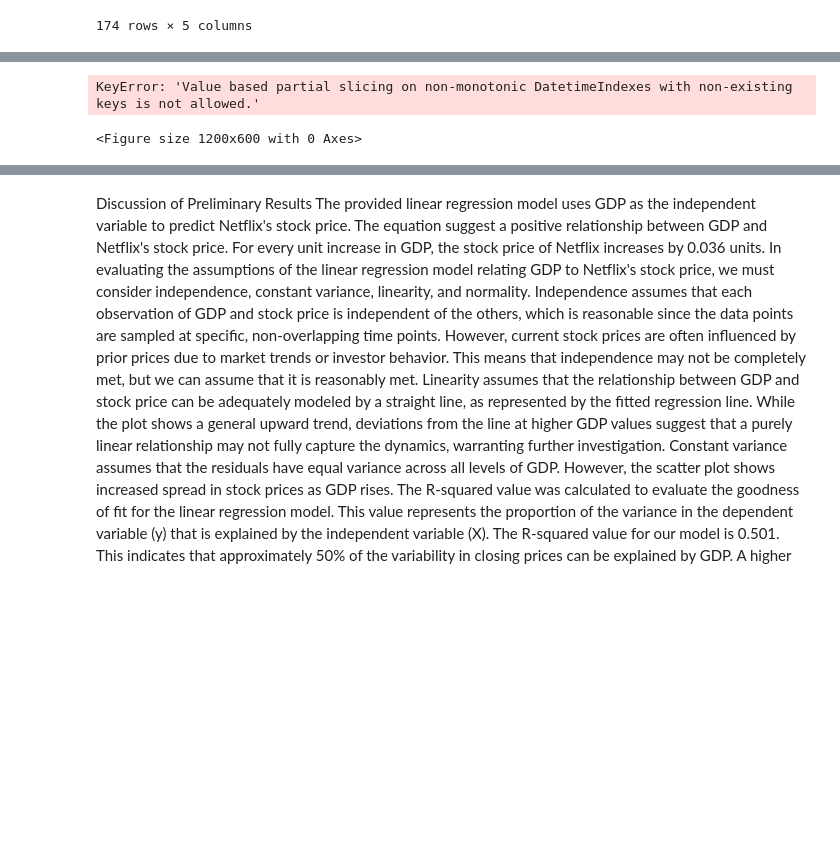
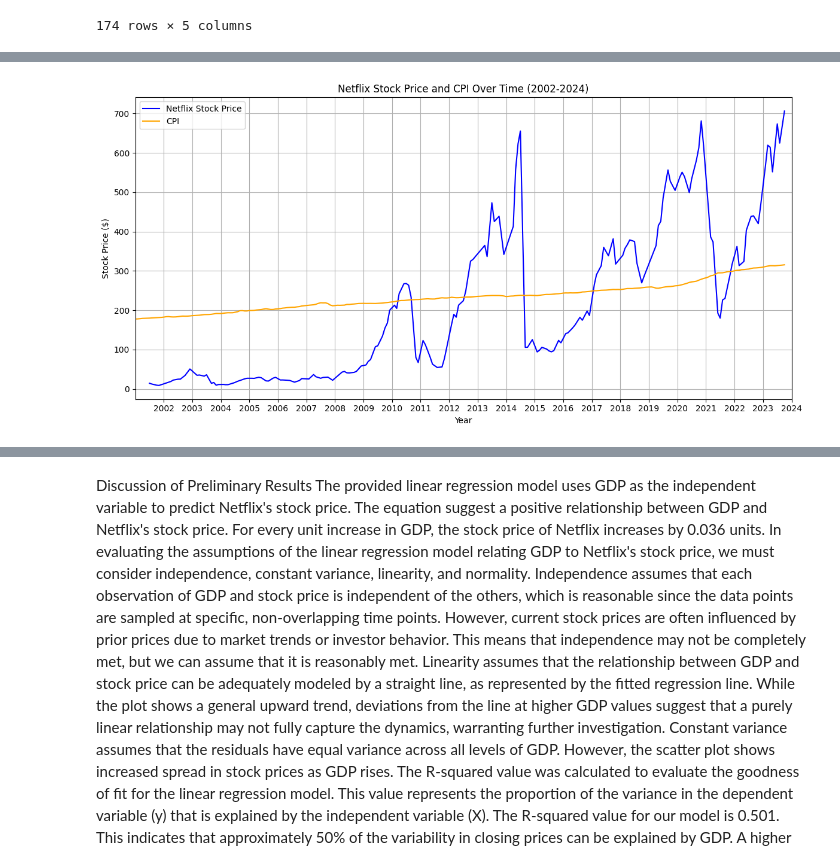
Before and after one commit to pon-et/DS3000-Project, a Jupyter notebook: DS 3000 PROJECT FINAL PHASE.ipynb, the cells around one changed output, grey strips where cells are left out. Saved outputs shown, nothing was run; the diff lists cells and outputs as text; code cells hidden in the pictures; blank space fills up the shorter version.

```diff
--- a/DS 3000 PROJECT FINAL PHASE.ipynb
+++ b/DS 3000 PROJECT FINAL PHASE.ipynb
@@ -242,34 +241,34 @@ plt.show()
 # %%
 # Visualization 3: CPI vs Netflix stock price over time layered line graph
 
+macro_and_stock_df = macro_and_stock_df.sort_index()
 macro_and_stock_df['date'] = pd.to_datetime(macro_and_stock_df['date'])
 macro_and_stock_df.set_index('date', inplace=True)
 
 macro_and_stock_df['close'] = macro_and_stock_df['close'].interpolate(method='time')
 
 plt.figure(figsize=(12, 6))
 plt.plot(macro_and_stock_df['close']['2002':'2024'], label='Netflix Stock Price', color='blue')
 
 # Set x-axis limits to focus on the years 2002-2024
 plt.xlim(pd.Timestamp('2002-01-01'), pd.Timestamp('2024-12-31'))
 
 # Setting x-ticks to show only the years
 plt.xticks(ticks=pd.date_range(start='2002-01-01', end='2024-12-31', freq='YE'), labels=range(2002, 2025))
 
 plt.plot(macro_and_stock_df['CPIAUCSL']['2002':'2024'], label='CPI', color='orange')
 
 plt.title('Netflix Stock Price and CPI Over Time (2002-2024)')
 plt.xlabel('Year')
 plt.ylabel('Stock Price ($)')
 plt.legend()
 plt.grid()
 plt.tight_layout()
 
 # Show the plot
 plt.show()
 # %% [output]
-KeyError: 'Value based partial slicing on non-monotonic DatetimeIndexes with non-existing keys is not allowed.'
-<Figure size 1200x600 with 0 Axes>
+[figure, added]
 # %%
 # Visualization 4: bar graph of average Netflix stock prices during different growth stages
 
```
Also changed, not shown: parts of 18 cells of this notebook, 3 other files.
